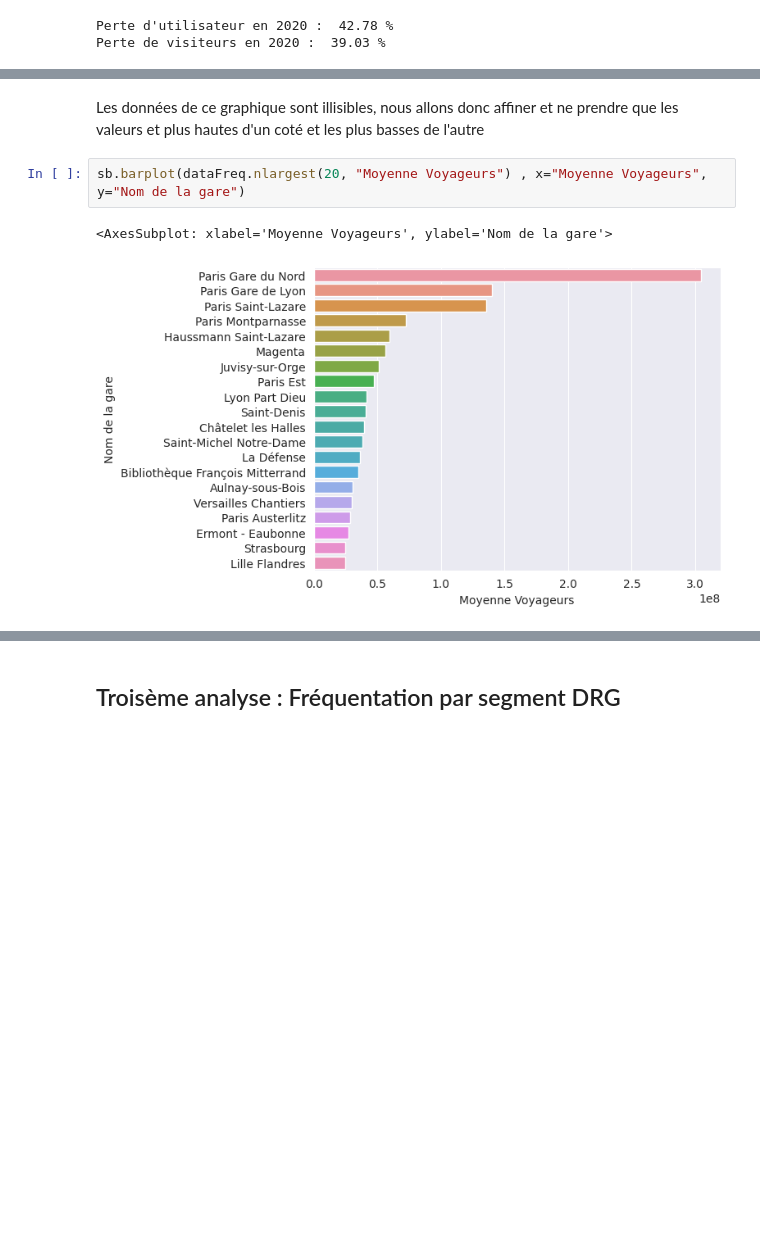
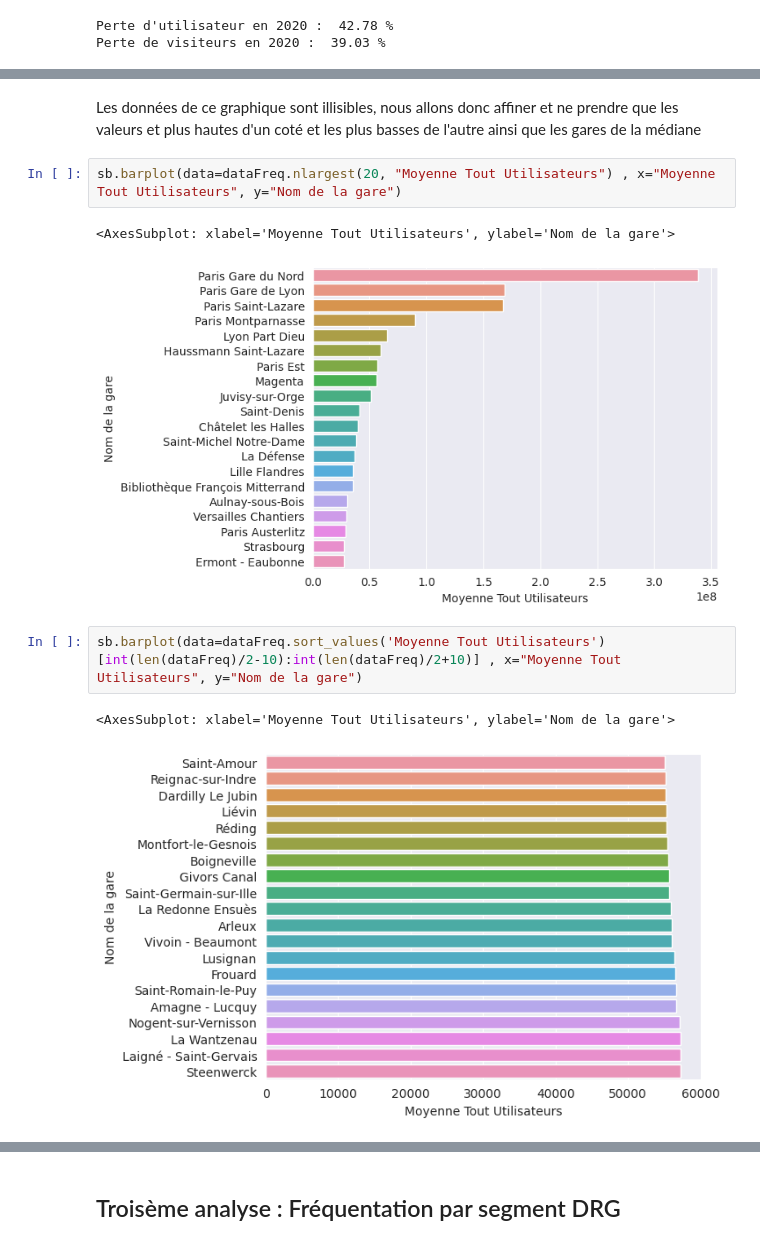
Before and after one commit to EdouardQ/H3Python, a Jupyter notebook: sncf.ipynb, the cells around one changed output, grey strips where cells are left out. Cells and saved outputs as stored; diff of their text form; blank space fills up the shorter version.

```diff
--- a/sncf.ipynb
+++ b/sncf.ipynb
@@ -90,8 +108,13 @@ Nombre de gares :  2967
 # %% [markdown]
-Les données de ce graphique sont illisibles, nous allons donc affiner et ne prendre que les valeurs et plus hautes d'un coté et les plus basses de l'autre
+Les données de ce graphique sont illisibles, nous allons donc affiner et ne prendre que les valeurs et plus hautes d'un coté et les plus basses de l'autre ainsi que les gares de la médiane
 # %%
-sb.barplot(dataFreq.nlargest(20, "Moyenne Voyageurs") , x="Moyenne Voyageurs", y="Nom de la gare")
+sb.barplot(data=dataFreq.nlargest(20, "Moyenne Tout Utilisateurs") , x="Moyenne Tout Utilisateurs", y="Nom de la gare")
 # %% [output]
-<AxesSubplot: xlabel='Moyenne Voyageurs', ylabel='Nom de la gare'>
+<AxesSubplot: xlabel='Moyenne Tout Utilisateurs', ylabel='Nom de la gare'>
-[figure, old version]
+[figure, new version]
+# %%
+sb.barplot(data=dataFreq.sort_values('Moyenne Tout Utilisateurs')[int(len(dataFreq)/2-10):int(len(dataFreq)/2+10)] , x="Moyenne Tout Utilisateurs", y="Nom de la gare")
+# %% [output]
+<AxesSubplot: xlabel='Moyenne Tout Utilisateurs', ylabel='Nom de la gare'>
+[figure, added]
 # %%
```
Also changed, not shown: parts of 33 cells of this notebook.
